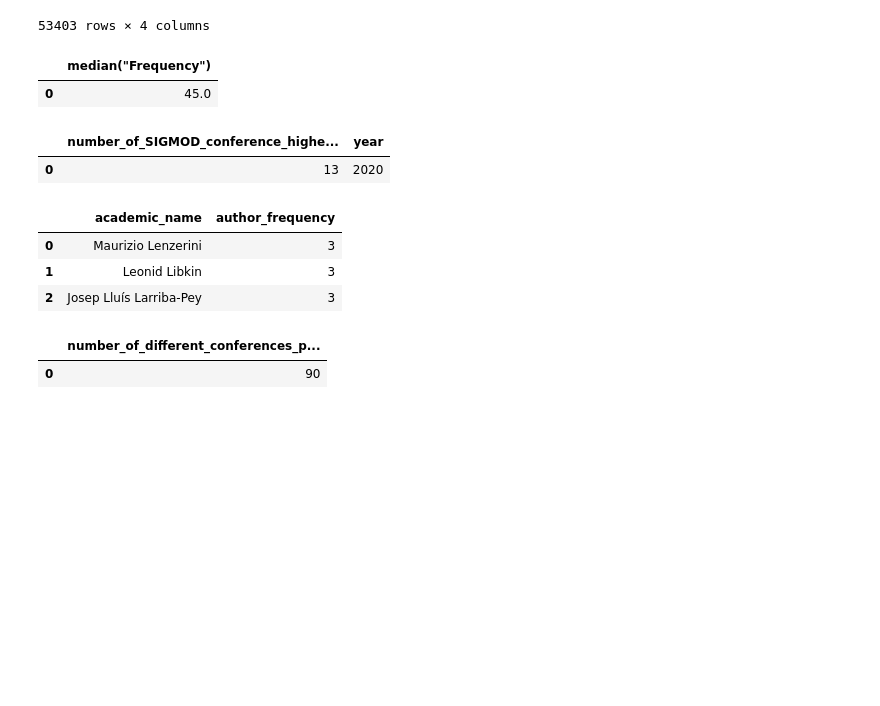
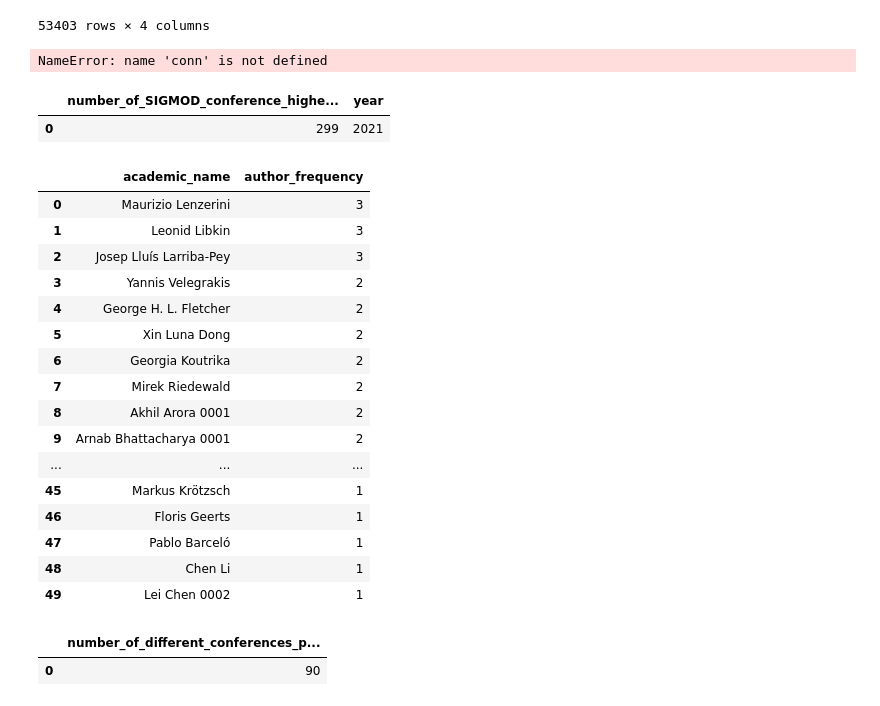
Before and after one commit to OGnTn/daos_project, a Jupyter notebook: duck_queries.ipynb, the cells around one changed output. Saved outputs shown, nothing was run; the diff lists cells and outputs as text; code cells hidden in the pictures; blank space fills up the shorter version.

Commit message:
Finishing duckdb queries (not yet done)

```diff
--- a/duck_queries.ipynb
+++ b/duck_queries.ipynb
@@ -125,10 +125,27 @@ queryM3 ="""
             ORDER BY improceeding.year ASC
             )
             """
-duckdb.query(queryM3).to_df()
+
+queryM3_1 = """
+            SELECT PERCENTILE_CONT(0.5) WITHIN GROUP (ORDER BY frequency) as median_frequency
+            FROM (
+            SELECT count(improceeding.improceeding_id) as frequency, improceeding.year AS improceedings_per_year
+            FROM booktitle
+            JOIN booktitle_improceeding ON booktitle_improceeding.booktitle_id = booktitle.booktitle_id
+            JOIN improceeding ON improceeding.improceeding_id = booktitle_improceeding.improceeding_id
+            WHERE booktitle.booktitle_name = 'CIDR'
+            GROUP BY improceeding.year
+            ORDER BY improceeding.year ASC
+            )
+            """
+
+query = "CREATE INDEX booktitle_id_index ON booktitle (booktitle_id)"
+duckdb.query(query)
+# duckdb.commit()
+
+duckdb.query(queryM3_1).to_df()
 # %% [output]
-|  | median("Frequency") |
-| 0 | 45.0 |
+NameError: name 'conn' is not defined
 # %%
 queryM4_1 = "SELECT COUNT(year), year FROM booktitle JOIN booktitle_improceeding ON booktitle_improceeding.booktitle_id=booktitle.booktitle_id JOIN improceeding ON improceeding.improceeding_id=booktitle_improceeding.improceeding_id WHERE booktitle.booktitle_name='SIGMOD' GROUP BY year ORDER BY year"
 
@@ -173,10 +190,24 @@ queryM4 = """
                         GROUP BY year
                         ORDER BY improceeding_frequency_10 DESC)"""
 
-duckdb.query(queryM4).to_df()
+queryM4_3 = """
+            SELECT MAX(improceeding_frequency_10) as number_of_SIGMOD_conference_higher_than_10_authors, ANY_VALUE(year) as year
+            FROM (
+            SELECT COUNT(year) as improceeding_frequency_10, year
+            FROM improceeding
+            JOIN booktitle_improceeding ON booktitle_improceeding.improceeding_id = improceeding.improceeding_id
+            JOIN booktitle ON booktitle.booktitle_id = booktitle_improceeding.booktitle_id
+            WHERE booktitle.booktitle_name LIKE '%SIGMOD%'
+            GROUP BY year
+            HAVING COUNT(*) > 10
+            ORDER BY improceeding_frequency_10 DESC
+            )
+            """
+
+duckdb.query(queryM4_3).to_df()
 # %% [output]
 |  | number_of_SIGMOD_conference_highe... | year |
-| 0 | 13 | 2020 |
+| 0 | 299 | 2021 |
 # %%
 #queryM5_1 = """SELECT COUNT(academic.academic_name) AS author_frequency, academic.academic_name FROM academic JOIN editor_proceeding ON academic.academic_id=editor_proceeding.academic_id JOIN proceeding ON proceeding.proceeding_id=editor_proceeding.proceeding_id WHERE proceeding.proceeding_title LIKE '%PODS%' GROUP BY academic.academic_name ORDER BY author_frequency DESC"
 
@@ -199,34 +230,47 @@ queryM5_1 = """
             JOIN booktitle ON booktitle.booktitle_id=booktitle_proceeding.booktitle_id
             WHERE booktitle.booktitle_name='PODS'
             GROUP BY academic.academic_id
             ORDER BY author_frequency DESC"""
 
 
 queryM5 = """
             SELECT academic_name, author_frequency FROM
             (SELECT COUNT(academic.academic_name) AS author_frequency, academic.academic_name
             FROM academic
             JOIN editor_proceeding ON academic.academic_id=editor_proceeding.academic_id
             JOIN proceeding ON proceeding.proceeding_id=editor_proceeding.proceeding_id
             JOIN booktitle_proceeding ON proceeding.proceeding_id=booktitle_proceeding.proceeding_id
             JOIN booktitle ON booktitle.booktitle_id=booktitle_proceeding.booktitle_id
             WHERE booktitle.booktitle_name LIKE '%PODS%'
             GROUP BY academic.academic_name)
             WHERE author_frequency = (SELECT MAX(author_frequency) FROM     (SELECT COUNT(academic.academic_name) AS author_frequency, academic.academic_name
                                                                             FROM academic
                                                                             JOIN editor_proceeding ON academic.academic_id=editor_proceeding.academic_id
                                                                             JOIN proceeding ON proceeding.proceeding_id=editor_proceeding.proceeding_id
                                                                             JOIN booktitle_proceeding ON proceeding.proceeding_id=booktitle_proceeding.proceeding_id
                                                                             JOIN booktitle ON booktitle.booktitle_id=booktitle_proceeding.booktitle_id
                                                                             WHERE booktitle.booktitle_name LIKE '%PODS%'
                                                                             GROUP BY academic.academic_name))"""
-duckdb.query(queryM5).to_df()
+duckdb.query(queryM5_2).to_df()
 #["proceeding_title"].value_counts()
 # %% [output]
 |  | academic_name | author_frequency |
 | 0 | Maurizio Lenzerini | 3 |
 | 1 | Leonid Libkin | 3 |
 | 2 | Josep Lluís Larriba-Pey | 3 |
+| 3 | Yannis Velegrakis | 2 |
+| 4 | George H. L. Fletcher | 2 |
+| 5 | Xin Luna Dong | 2 |
+| 6 | Georgia Koutrika | 2 |
+| 7 | Mirek Riedewald | 2 |
+| 8 | Akhil Arora 0001 | 2 |
+| 9 | Arnab Bhattacharya 0001 | 2 |
+| ... | ... | ... |
+| 45 | Markus Krötzsch | 1 |
+| 46 | Floris Geerts | 1 |
+| 47 | Pablo Barceló | 1 |
+| 48 | Chen Li | 1 |
+| 49 | Lei Chen 0002 | 1 |
 # %%
 #Find the academic with the most publishings, and give the academic_id back (together with the amount of publishings)
 queryM6_1 = """
```
